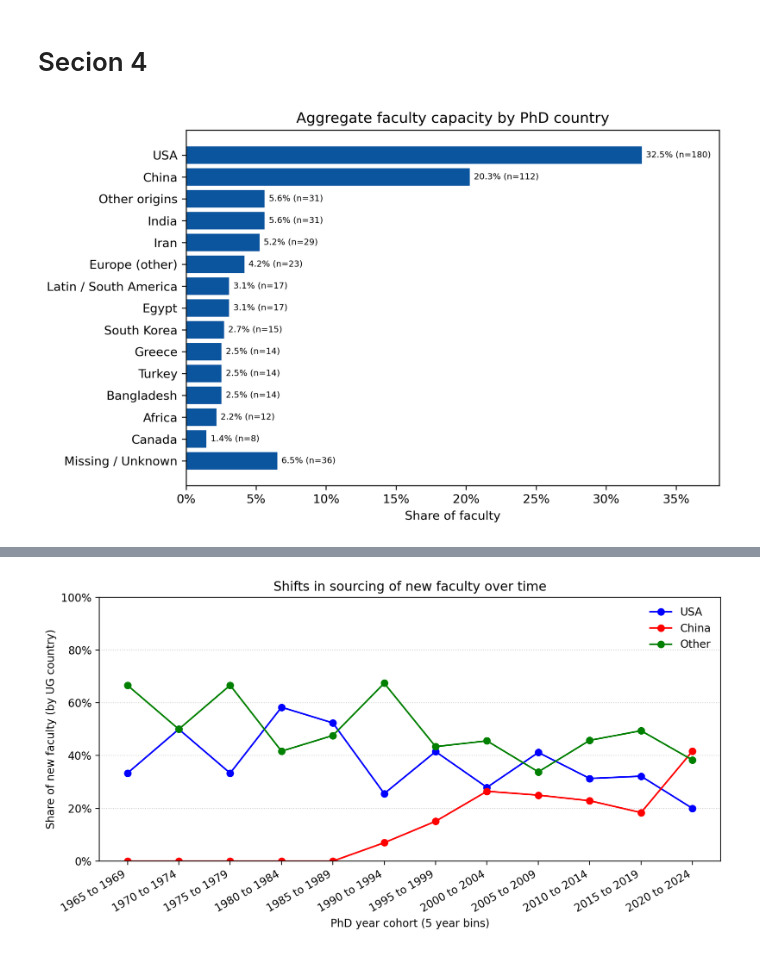
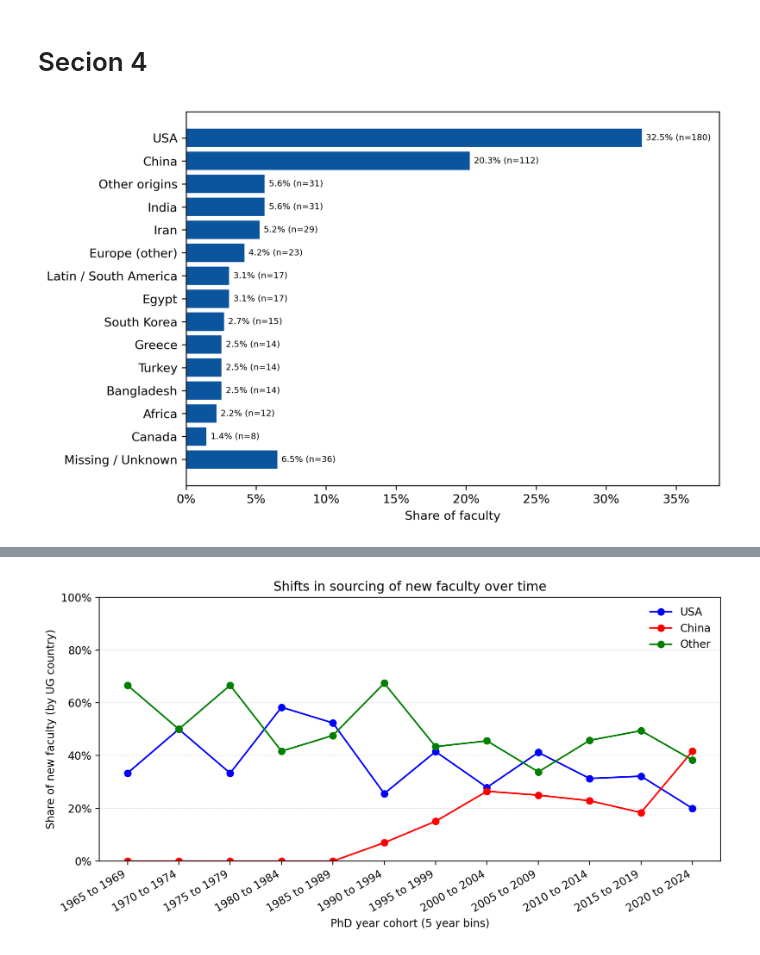
Before and after one commit to werdnabae/Transportation-Faculty-Geographic-Origins, a Jupyter notebook: analysis.ipynb, the cells around one changed output, grey strips where cells are left out. Drawn from its saved outputs; the diff is of its cells as text; code cells hidden in the pictures.

```diff
--- a/analysis.ipynb
+++ b/analysis.ipynb
@@ -125,40 +109,40 @@ if label_to_push in order:
     order = [x for x in order if x != label_to_push] + [label_to_push]
 
 counts = counts.loc[order]
 shares = shares.loc[order]
 
 fig, ax = plt.subplots(figsize=(8, 5), dpi=300)
 ax.set_facecolor("white")
 
 ax.barh(shares.index.astype(str), shares.values, color="#0b559f")
 
 # Make the first item appear at the top (so descending looks natural)
 ax.invert_yaxis()
 
-ax.set_title("Aggregate faculty capacity by PhD country")
+# ax.set_title("Aggregate faculty capacity by underg country")
 ax.set_xlabel("Share of faculty")
 
 xticks = np.arange(0, 0.36, 0.05)
 ax.set_xticks(xticks)
 ax.set_xticklabels([f"{int(x*100)}%" for x in xticks])
 
 ax.set_xlim(0, shares.max() * 1.17)
 
 for y, country in enumerate(shares.index):
     n = int(counts.loc[country])
     ax.text(shares.loc[country] + 0.003, y,
             f"{shares.loc[country]*100:.1f}% (n={n})",
             va="center", fontsize=7)
 
 fig.tight_layout()
-# fig.savefig(
-#     "fig_origin_composition.png",
-#     dpi=300,
-#     bbox_inches="tight",
-#     facecolor="white",
-#     edgecolor="white",
-#     transparent=False,
-# )
+fig.savefig(
+    "fig_origin_composition.png",
+    dpi=300,
+    bbox_inches="tight",
+    facecolor="white",
+    edgecolor="white",
+    transparent=False,
+)
 plt.show()
 # %% [output]
-[figure, old version]
+[figure, new version]
```
Also changed, not shown: parts of 8 cells of this notebook, 3 other files.
